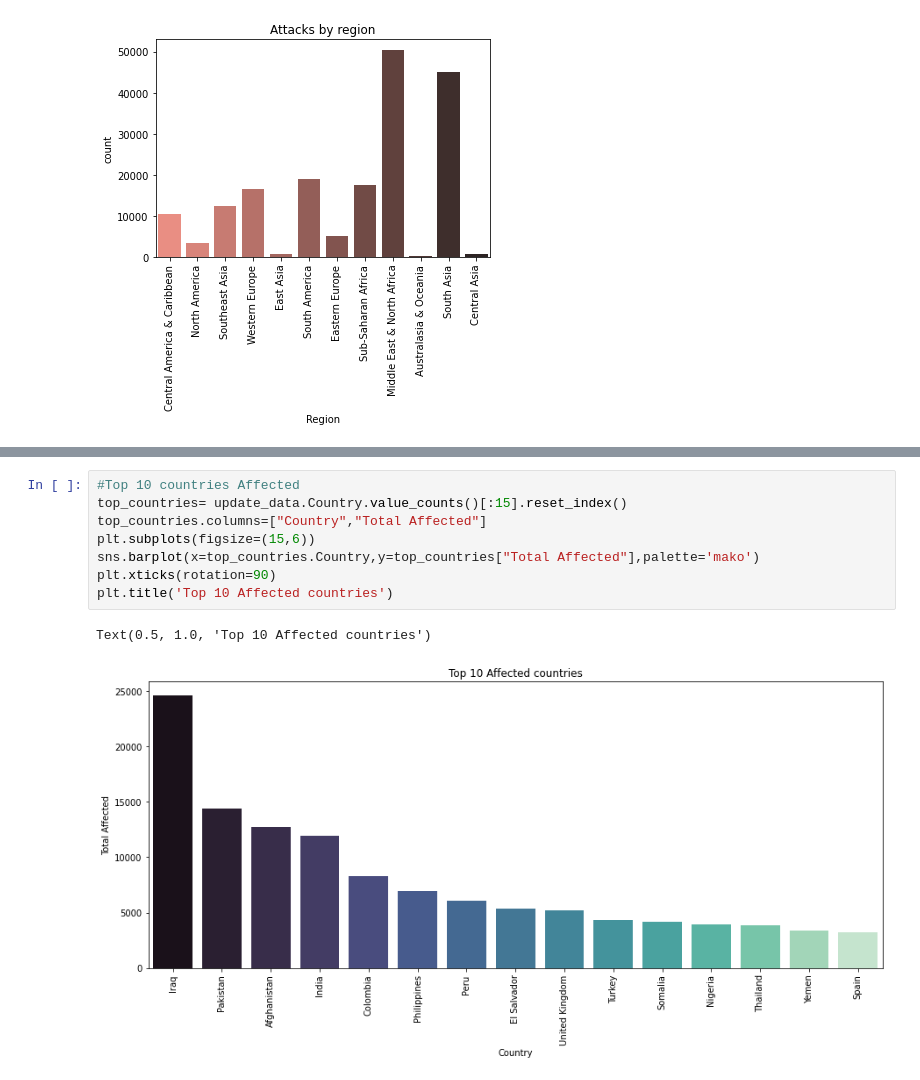
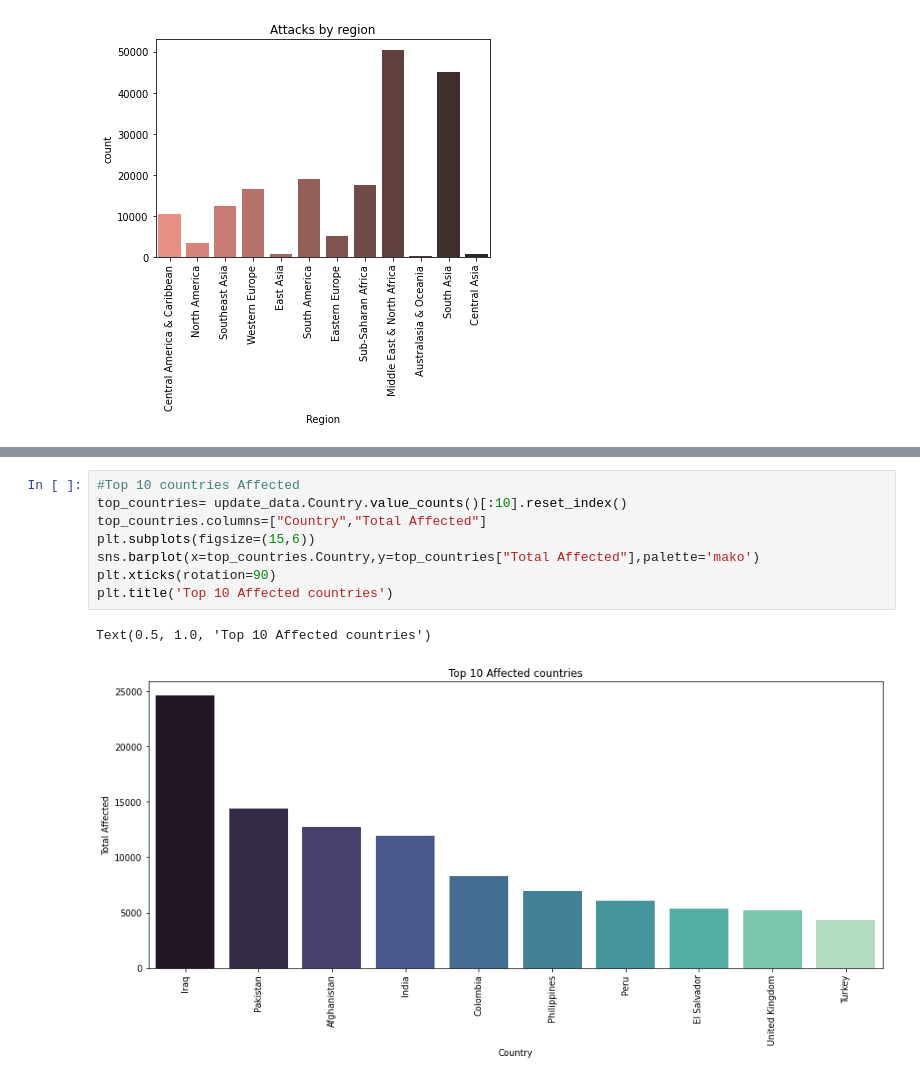
Before and after one commit to Sumit3301/EDA-on-Terrorism, a Jupyter notebook: EDA_Terrorism.ipynb, the cells around one changed output, grey strips where cells are left out. Cells and saved outputs as stored; diff of their text form.

```diff
--- a/EDA_Terrorism.ipynb
+++ b/EDA_Terrorism.ipynb
@@ -110,13 +153,13 @@ Text(0.5, 1.0, 'Successful and Unsuccessful Attacks over the years')
 # %%
 #Top 10 countries Affected
-top_countries= update_data.Country.value_counts()[:15].reset_index()
+top_countries= update_data.Country.value_counts()[:10].reset_index()
 top_countries.columns=["Country","Total Affected"]
 plt.subplots(figsize=(15,6))
 sns.barplot(x=top_countries.Country,y=top_countries["Total Affected"],palette='mako')
 plt.xticks(rotation=90)
 plt.title('Top 10 Affected countries')
 # %% [output]
 Text(0.5, 1.0, 'Top 10 Affected countries')
-[figure, old version]
+[figure, new version]
 # %%
 # Top 10 cities affected cities terrorism
```
Also changed, not shown: parts of 16 cells of this notebook, 2 other files.
